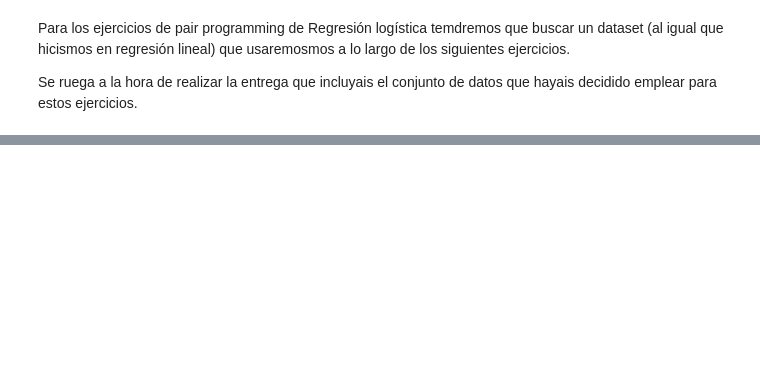
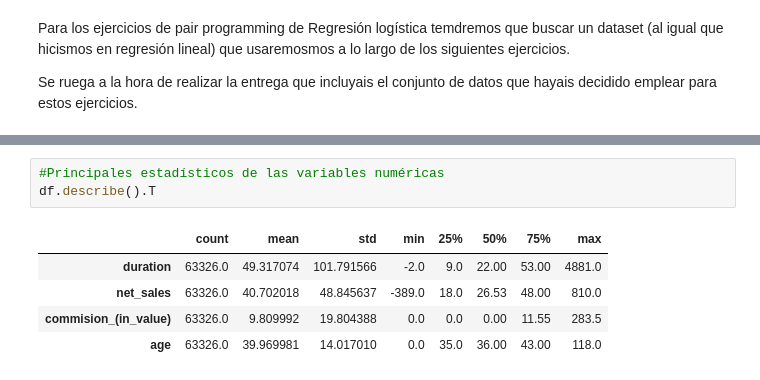
Before and after one commit to Adalab/DA-promo-c-modulo-3-sprint-1-Mina-Mai, a Jupyter notebook: Regresion_logistica/pp_regresion_logistica_1.ipynb, the cells around one changed output, grey strips where cells are left out. Drawn from its saved outputs; the diff is of its cells as text; blank space fills up the shorter version.

```diff
--- a/Regresion_logistica/pp_regresion_logistica_1.ipynb
+++ b/Regresion_logistica/pp_regresion_logistica_1.ipynb
@@ -20,0 +113,9 @@ Se recomienda que el conjunto de datos a analizar tenga variables numéricas y c
+# %%
+#Principales estadísticos de las variables numéricas
+df.describe().T
+# %% [output]
+|  | count | mean | std | min | 25% | 50% | 75% | max |
+| duration | 63326.0 | 49.317074 | 101.791566 | -2.0 | 9.0 | 22.00 | 53.00 | 4881.0 |
+| net_sales | 63326.0 | 40.702018 | 48.845637 | -389.0 | 18.0 | 26.53 | 48.00 | 810.0 |
+| commision_(in_value) | 63326.0 | 9.809992 | 19.804388 | 0.0 | 0.0 | 0.00 | 11.55 | 283.5 |
+| age | 63326.0 | 39.969981 | 14.017010 | 0.0 | 35.0 | 36.00 | 43.00 | 118.0 |
```
Also changed, not shown: parts of 49 cells of this notebook, 3 other files.
